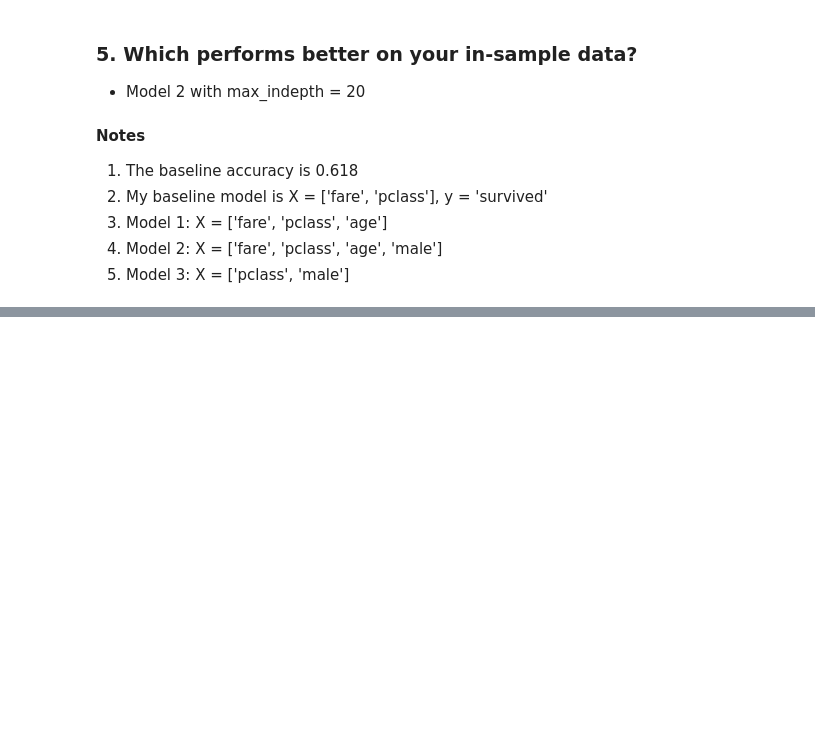
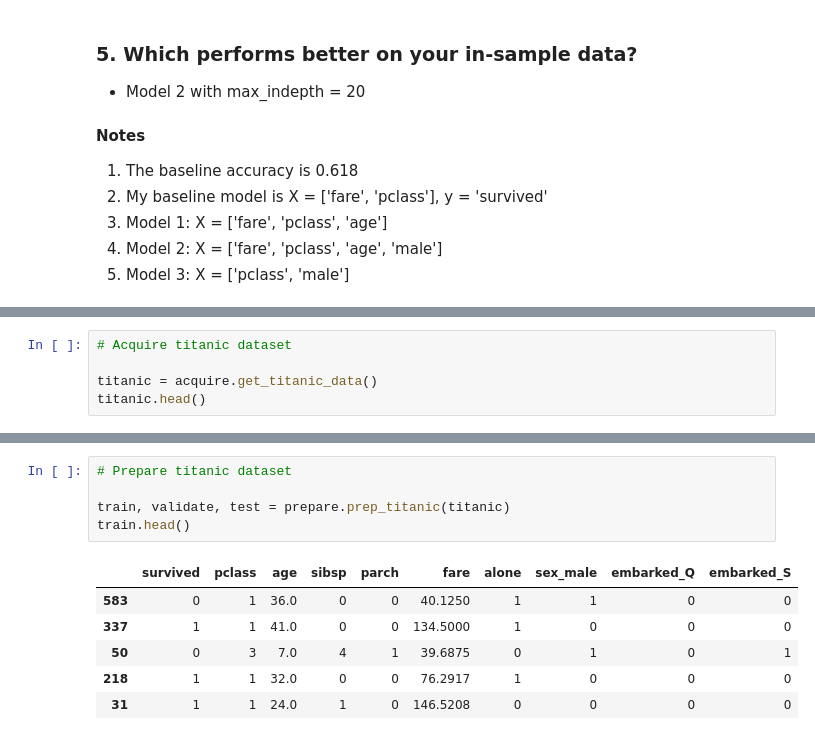
Before and after one commit to Yongliang-Shi/classification-exercises, a Jupyter notebook: model.ipynb, the cells around one changed output, grey strips where cells are left out. Saved outputs shown, nothing was run; the diff lists cells and outputs as text; blank space fills up the shorter version.

```diff
--- a/model.ipynb
+++ b/model.ipynb
@@ -1044,0 +1048,5 @@ Performance of Model 3:
+# %%
+# Acquire titanic dataset
+
+titanic = acquire.get_titanic_data()
+titanic.head()
@@ -1044,0 +1060,12 @@ Performance of Model 3:
+# %%
+# Prepare titanic dataset
+
+train, validate, test = prepare.prep_titanic(titanic)
+train.head()
+# %% [output]
+|  | survived | pclass | age | sibsp | parch | fare | alone | sex_male | embarked_Q | embarked_S |
+| 583 | 0 | 1 | 36.0 | 0 | 0 | 40.1250 | 1 | 1 | 0 | 0 |
+| 337 | 1 | 1 | 41.0 | 0 | 0 | 134.5000 | 1 | 0 | 0 | 0 |
+| 50 | 0 | 3 | 7.0 | 4 | 1 | 39.6875 | 0 | 1 | 0 | 1 |
+| 218 | 1 | 1 | 32.0 | 0 | 0 | 76.2917 | 1 | 0 | 0 | 0 |
+| 31 | 1 | 1 | 24.0 | 1 | 0 | 146.5208 | 0 | 0 | 0 | 0 |
```
Also changed, not shown: parts of 26 cells of this notebook.
